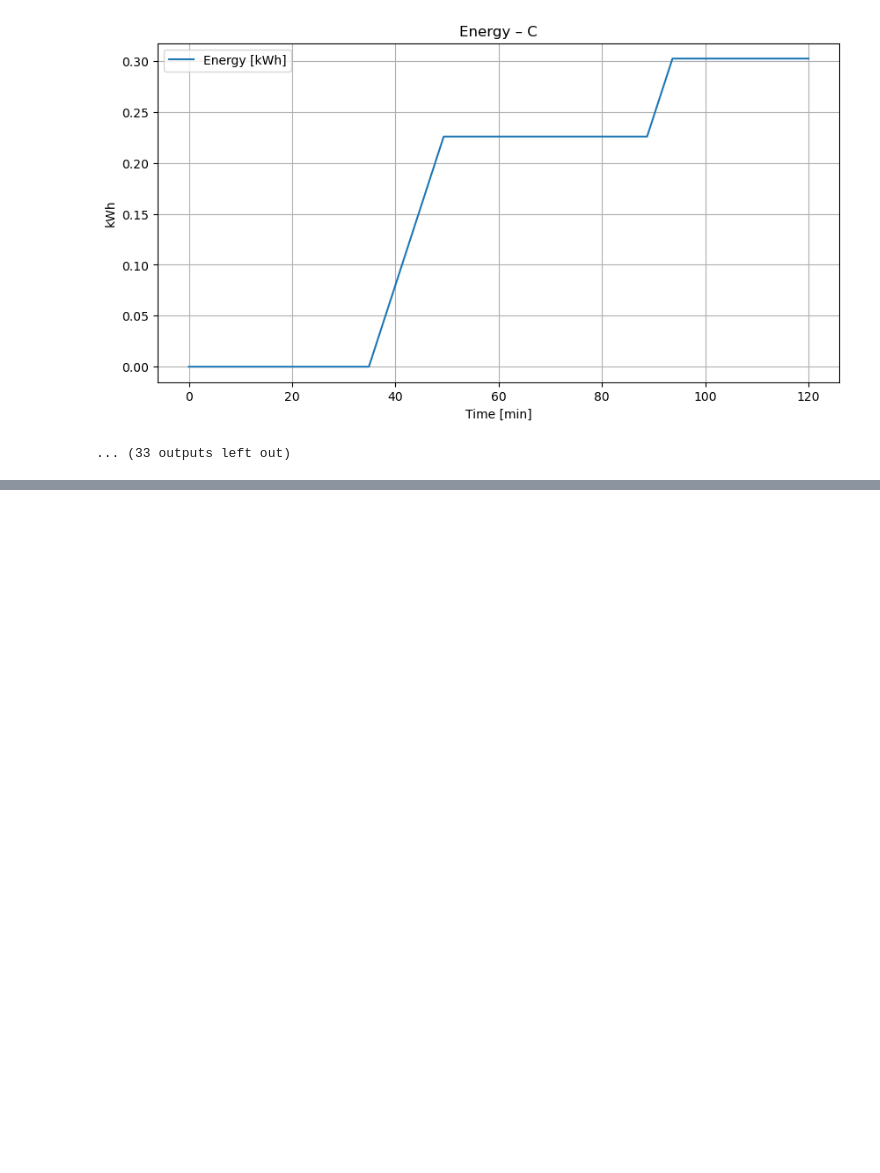
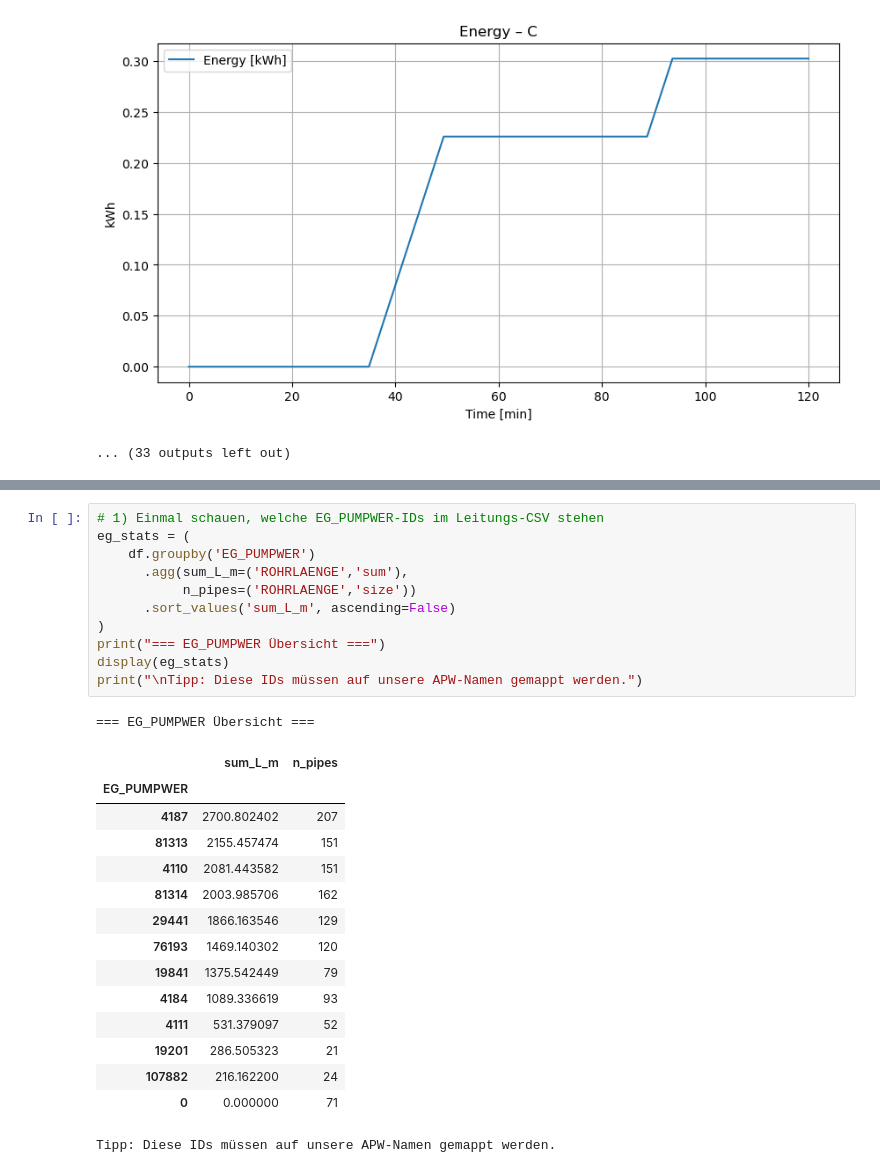
Before and after one commit to AzizmedHamza/Pumpwerksteuerung, a Jupyter notebook: Pumpwerksteuerung.ipynb, the cells around one changed output, grey strips where cells are left out. Cells and saved outputs as stored; diff of their text form; blank space fills up the shorter version.

```diff
--- a/Pumpwerksteuerung.ipynb
+++ b/Pumpwerksteuerung.ipynb
@@ -3260,0 +5715,28 @@ for r in summary: print(r)
+# %%
+# 1) Einmal schauen, welche EG_PUMPWER-IDs im Leitungs-CSV stehen
+eg_stats = (
+    df.groupby('EG_PUMPWER')
+      .agg(sum_L_m=('ROHRLAENGE','sum'),
+           n_pipes=('ROHRLAENGE','size'))
+      .sort_values('sum_L_m', ascending=False)
+)
+print("=== EG_PUMPWER Übersicht ===")
+display(eg_stats)
+print("\nTipp: Diese IDs müssen auf unsere APW-Namen gemappt werden.")
+# %% [output]
+=== EG_PUMPWER Übersicht ===
+|  | sum_L_m | n_pipes |
+| EG_PUMPWER |  |  |
+| 4187 | 2700.802402 | 207 |
+| 81313 | 2155.457474 | 151 |
+| 4110 | 2081.443582 | 151 |
+| 81314 | 2003.985706 | 162 |
+| 29441 | 1866.163546 | 129 |
+| 76193 | 1469.140302 | 120 |
+| 19841 | 1375.542449 | 79 |
+| 4184 | 1089.336619 | 93 |
+| 4111 | 531.379097 | 52 |
+| 19201 | 286.505323 | 21 |
+| 107882 | 216.162200 | 24 |
+| 0 | 0.000000 | 71 |
+Tipp: Diese IDs müssen auf unsere APW-Namen gemappt werden.
```
Also changed, not shown: parts of 24 cells of this notebook.
